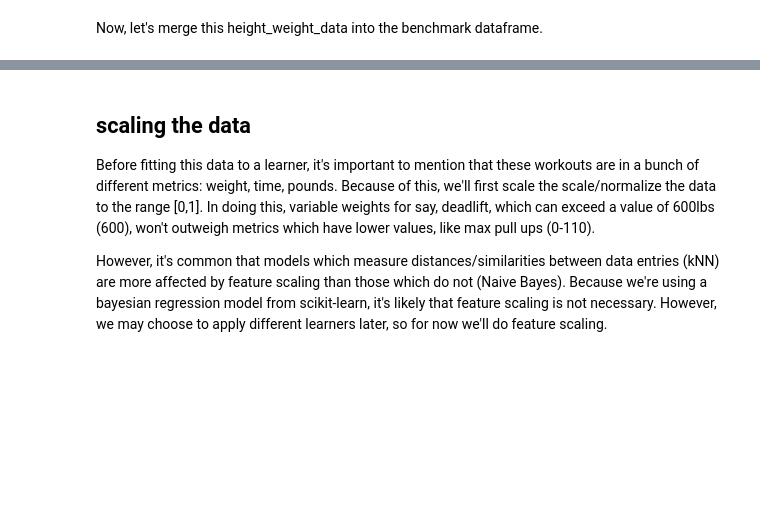
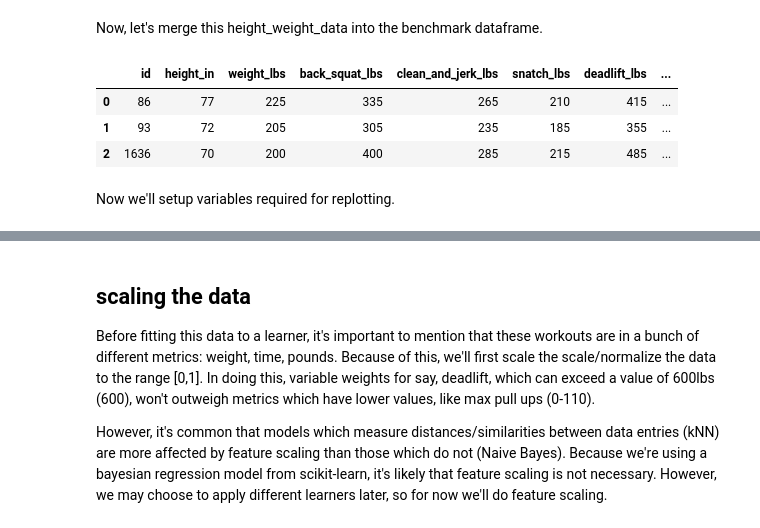
Before and after one commit to zfreedman/crossfit_open_2018, a Jupyter notebook: learning/open_bayesian_regression.ipynb, the cells around one changed output, grey strips where cells are left out. Saved outputs shown, nothing was run; the diff lists cells and outputs as text; code cells hidden in the pictures; blank space fills up the shorter version.

Commit message:
feat: Setup replotting dictionaries for comparable metcons/lifts

```diff
--- a/learning/open_bayesian_regression.ipynb
+++ b/learning/open_bayesian_regression.ipynb
@@ -263,0 +262,10 @@ full_benchmark =
+# %%
+full_benchmark = height_weight_data.merge(benchmark_data)
+full_benchmark.head(3)
+# %% [output]
+|  | id | height_in | weight_lbs | back_squat_lbs | clean_and_jerk_lbs | snatch_lbs | deadlift_lbs | ... |
+| 0 | 86 | 77 | 225 | 335 | 265 | 210 | 415 | ... |
+| 1 | 93 | 72 | 205 | 305 | 235 | 185 | 355 | ... |
+| 2 | 1636 | 70 | 200 | 400 | 285 | 215 | 485 | ... |
+# %% [markdown]
+Now we'll setup variables required for replotting.
```
Also changed, not shown: parts of 6 cells of this notebook.
